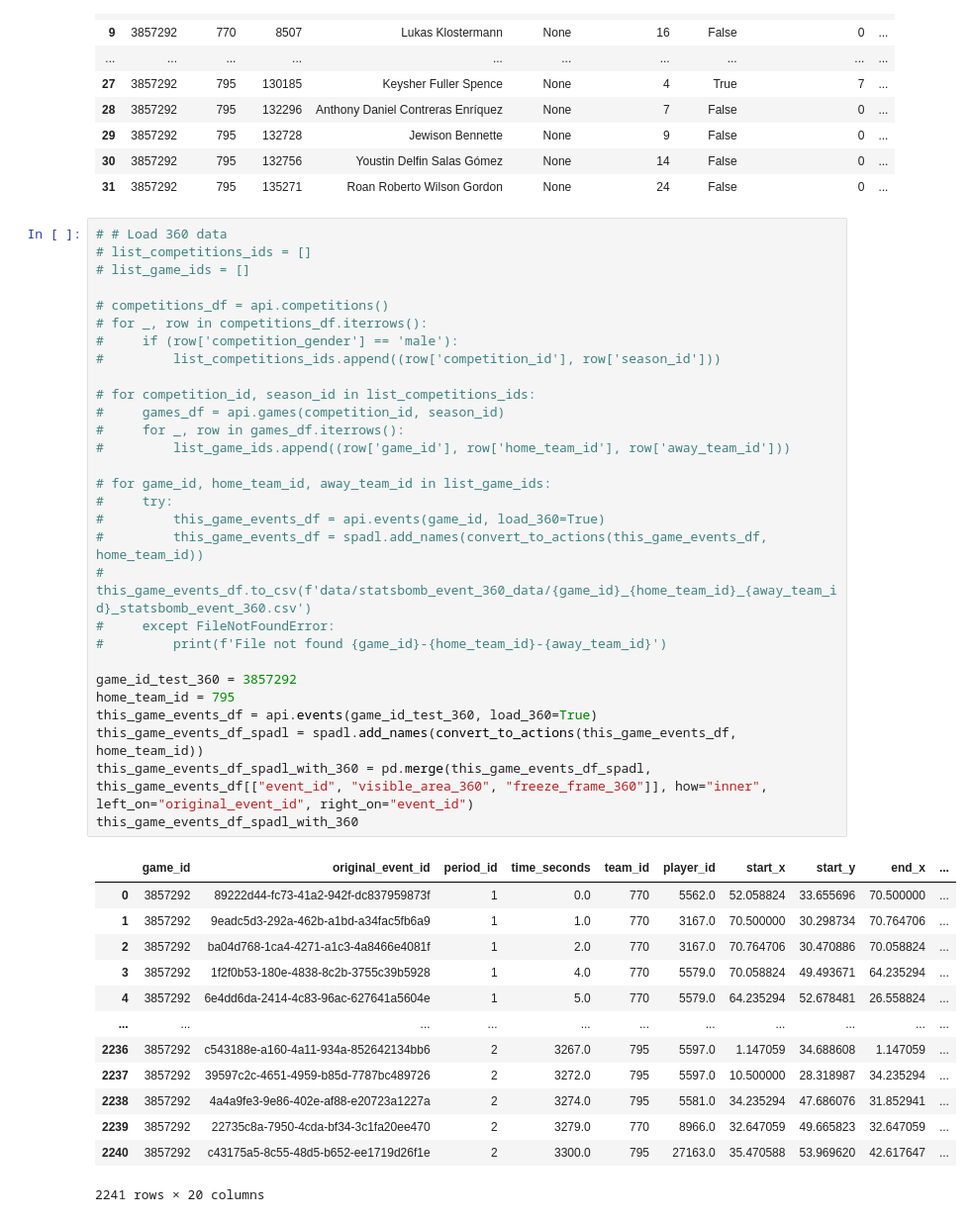
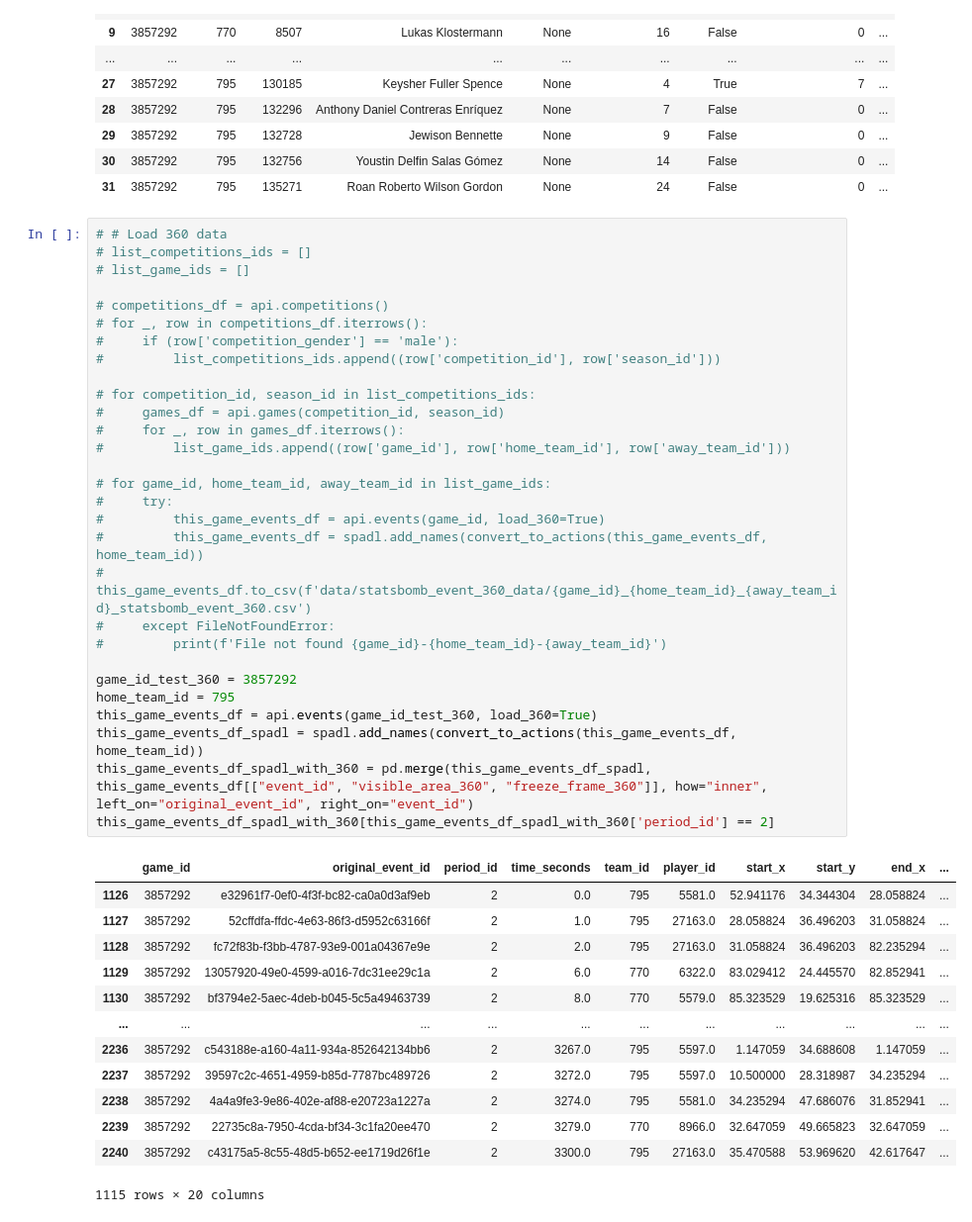
Before and after one commit to Steve23522016/vaep-base-code, a Jupyter notebook: notebooks/tutorial6_trial_socceraction_statsbomb.ipynb, the cells around one changed output. Shown at 99% size. Cells and saved outputs as stored; diff of their text form.

Commit message:
Add second period data for xgoal, rerun experiment

```diff
--- a/notebooks/tutorial6_trial_socceraction_statsbomb.ipynb
+++ b/notebooks/tutorial6_trial_socceraction_statsbomb.ipynb
@@ -75,43 +75,43 @@ players_df
 # %%
 # # Load 360 data
 # list_competitions_ids = []
 # list_game_ids = []
 
 # competitions_df = api.competitions()
 # for _, row in competitions_df.iterrows():
 #     if (row['competition_gender'] == 'male'):
 #         list_competitions_ids.append((row['competition_id'], row['season_id']))
 
 # for competition_id, season_id in list_competitions_ids:
 #     games_df = api.games(competition_id, season_id)
 #     for _, row in games_df.iterrows():
 #         list_game_ids.append((row['game_id'], row['home_team_id'], row['away_team_id']))
 
 # for game_id, home_team_id, away_team_id in list_game_ids:
 #     try:
 #         this_game_events_df = api.events(game_id, load_360=True)
 #         this_game_events_df = spadl.add_names(convert_to_actions(this_game_events_df, home_team_id))
 #         this_game_events_df.to_csv(f'data/statsbomb_event_360_data/{game_id}_{home_team_id}_{away_team_id}_statsbomb_event_360.csv')
 #     except FileNotFoundError:
 #         print(f'File not found {game_id}-{home_team_id}-{away_team_id}')
 
 game_id_test_360 = 3857292
 home_team_id = 795
 this_game_events_df = api.events(game_id_test_360, load_360=True)
 this_game_events_df_spadl = spadl.add_names(convert_to_actions(this_game_events_df, home_team_id))
 this_game_events_df_spadl_with_360 = pd.merge(this_game_events_df_spadl, this_game_events_df[["event_id", "visible_area_360", "freeze_frame_360"]], how="inner", left_on="original_event_id", right_on="event_id")
-this_game_events_df_spadl_with_360
+this_game_events_df_spadl_with_360[this_game_events_df_spadl_with_360['period_id'] == 2]
 # %% [output]
 |  | game_id | original_event_id | period_id | time_seconds | team_id | player_id | start_x | start_y | end_x | ... |
-| 0 | 3857292 | 89222d44-fc73-41a2-942f-dc837959873f | 1 | 0.0 | 770 | 5562.0 | 52.058824 | 33.655696 | 70.500000 | ... |
-| 1 | 3857292 | 9eadc5d3-292a-462b-a1bd-a34fac5fb6a9 | 1 | 1.0 | 770 | 3167.0 | 70.500000 | 30.298734 | 70.764706 | ... |
-| 2 | 3857292 | ba04d768-1ca4-4271-a1c3-4a8466e4081f | 1 | 2.0 | 770 | 3167.0 | 70.764706 | 30.470886 | 70.058824 | ... |
-| 3 | 3857292 | 1f2f0b53-180e-4838-8c2b-3755c39b5928 | 1 | 4.0 | 770 | 5579.0 | 70.058824 | 49.493671 | 64.235294 | ... |
-| 4 | 3857292 | 6e4dd6da-2414-4c83-96ac-627641a5604e | 1 | 5.0 | 770 | 5579.0 | 64.235294 | 52.678481 | 26.558824 | ... |
+| 1126 | 3857292 | e32961f7-0ef0-4f3f-bc82-ca0a0d3af9eb | 2 | 0.0 | 795 | 5581.0 | 52.941176 | 34.344304 | 28.058824 | ... |
+| 1127 | 3857292 | 52cffdfa-ffdc-4e63-86f3-d5952c63166f | 2 | 1.0 | 795 | 27163.0 | 28.058824 | 36.496203 | 31.058824 | ... |
+| 1128 | 3857292 | fc72f83b-f3bb-4787-93e9-001a04367e9e | 2 | 2.0 | 795 | 27163.0 | 31.058824 | 36.496203 | 82.235294 | ... |
+| 1129 | 3857292 | 13057920-49e0-4599-a016-7dc31ee29c1a | 2 | 6.0 | 770 | 6322.0 | 83.029412 | 24.445570 | 82.852941 | ... |
+| 1130 | 3857292 | bf3794e2-5aec-4deb-b045-5c5a49463739 | 2 | 8.0 | 770 | 5579.0 | 85.323529 | 19.625316 | 85.323529 | ... |
 | ... | ... | ... | ... | ... | ... | ... | ... | ... | ... | ... |
 | 2236 | 3857292 | c543188e-a160-4a11-934a-852642134bb6 | 2 | 3267.0 | 795 | 5597.0 | 1.147059 | 34.688608 | 1.147059 | ... |
 | 2237 | 3857292 | 39597c2c-4651-4959-b85d-7787bc489726 | 2 | 3272.0 | 795 | 5597.0 | 10.500000 | 28.318987 | 34.235294 | ... |
 | 2238 | 3857292 | 4a4a9fe3-9e86-402e-af88-e20723a1227a | 2 | 3274.0 | 795 | 5581.0 | 34.235294 | 47.686076 | 31.852941 | ... |
 | 2239 | 3857292 | 22735c8a-7950-4cda-bf34-3c1fa20ee470 | 2 | 3279.0 | 770 | 8966.0 | 32.647059 | 49.665823 | 32.647059 | ... |
 | 2240 | 3857292 | c43175a5-8c55-48d5-b652-ee1719d26f1e | 2 | 3300.0 | 795 | 27163.0 | 35.470588 | 53.969620 | 42.617647 | ... |
-2241 rows × 20 columns
+1115 rows × 20 columns
```
Also changed, not shown: 4 other files.
